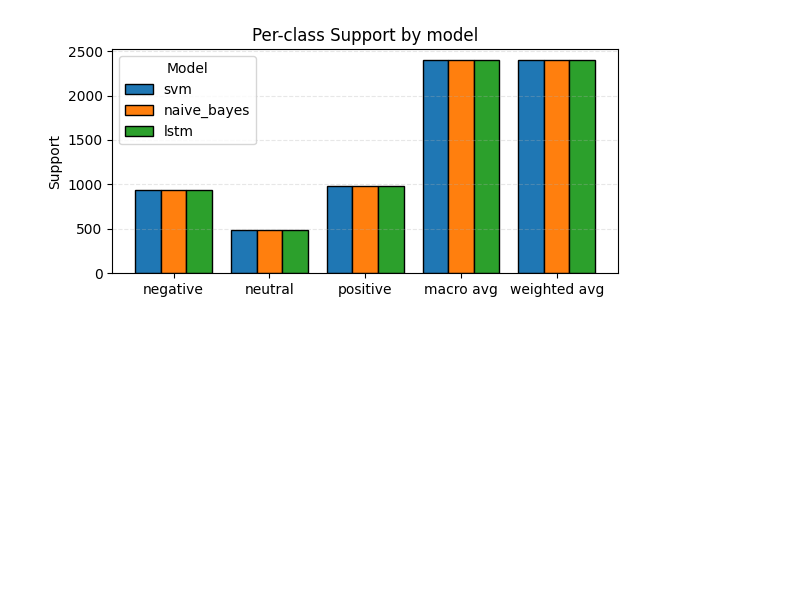
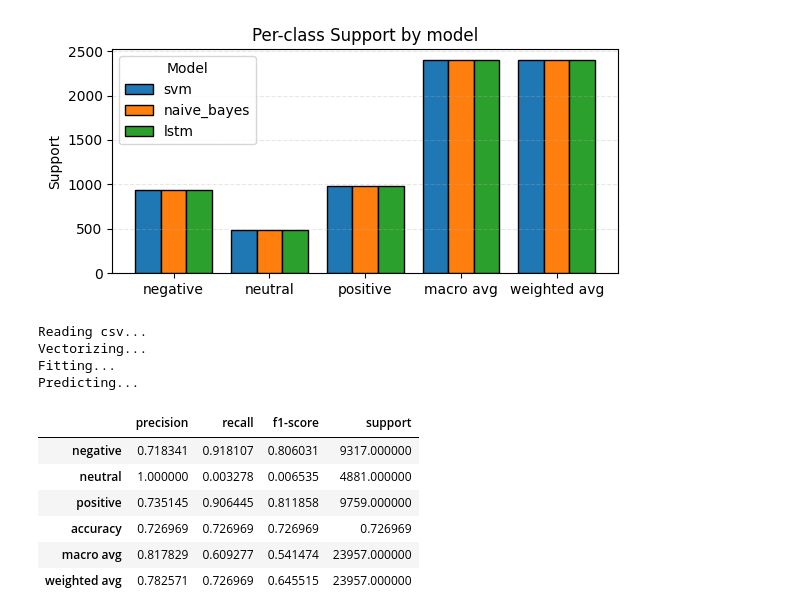
Before and after one commit to gorash-bolatu/pt_finalproj, a Jupyter notebook: src/analysis.ipynb, the cells around one changed output. Drawn from its saved outputs; the diff is of its cells as text; code cells hidden in the pictures; blank space fills up the shorter version.

```diff
--- a/src/analysis.ipynb
+++ b/src/analysis.ipynb
@@ -125,3 +124,47 @@ sup_df
 plot(sup_df, "Support")
 # %% [output]
 [figure]
+# %%
+from sklearn.metrics import classification_report
+from sklearn.feature_extraction.text import TfidfVectorizer
+from sklearn.naive_bayes import MultinomialNB
+
+print("Reading csv...")
+df = pd.read_csv(r"..\data\processed\train_clean.csv")
+df_en = df[df['language'] == 'en']
+df_es = df[df['language'] == 'es']
+
+X_en = df_en['text']
+y_en = df_en['sentiment']
+X_es = df_es['text']
+y_es = df_es['sentiment']
+
+print("Vectorizing...")
+vectorizer = TfidfVectorizer()
+X_en_vec = vectorizer.fit_transform(X_en)
+X_es_vec = vectorizer.transform(X_es)
+
+print("Fitting...")
+nb_model = MultinomialNB()
+nb_model.fit(X_en_vec, y_en)
+
+print("Predicting...")
+y_pred_en = nb_model.predict(X_en_vec)
+y_pred_es = nb_model.predict(X_es_vec)
+# %% [output]
+Reading csv...
+Vectorizing...
+Fitting...
+Predicting...
+# %%
+report_en = classification_report(y_en, y_pred_en, output_dict=True, zero_division=1)
+df_en = pd.DataFrame(report_en).transpose()
+df_en
+# %% [output]
+|  | precision | recall | f1-score | support |
+| negative | 0.718341 | 0.918107 | 0.806031 | 9317.000000 |
+| neutral | 1.000000 | 0.003278 | 0.006535 | 4881.000000 |
+| positive | 0.735145 | 0.906445 | 0.811858 | 9759.000000 |
+| accuracy | 0.726969 | 0.726969 | 0.726969 | 0.726969 |
+| macro avg | 0.817829 | 0.609277 | 0.541474 | 23957.000000 |
+| weighted avg | 0.782571 | 0.726969 | 0.645515 | 23957.000000 |
```
Also changed, not shown: parts of 3 cells of this notebook.
